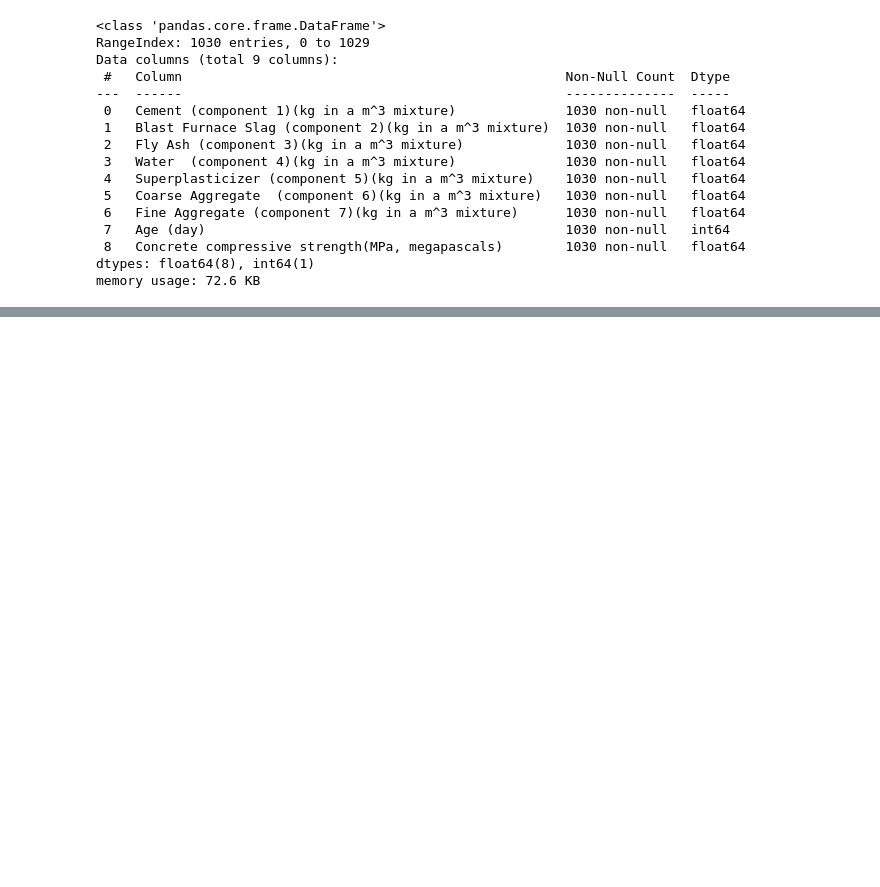
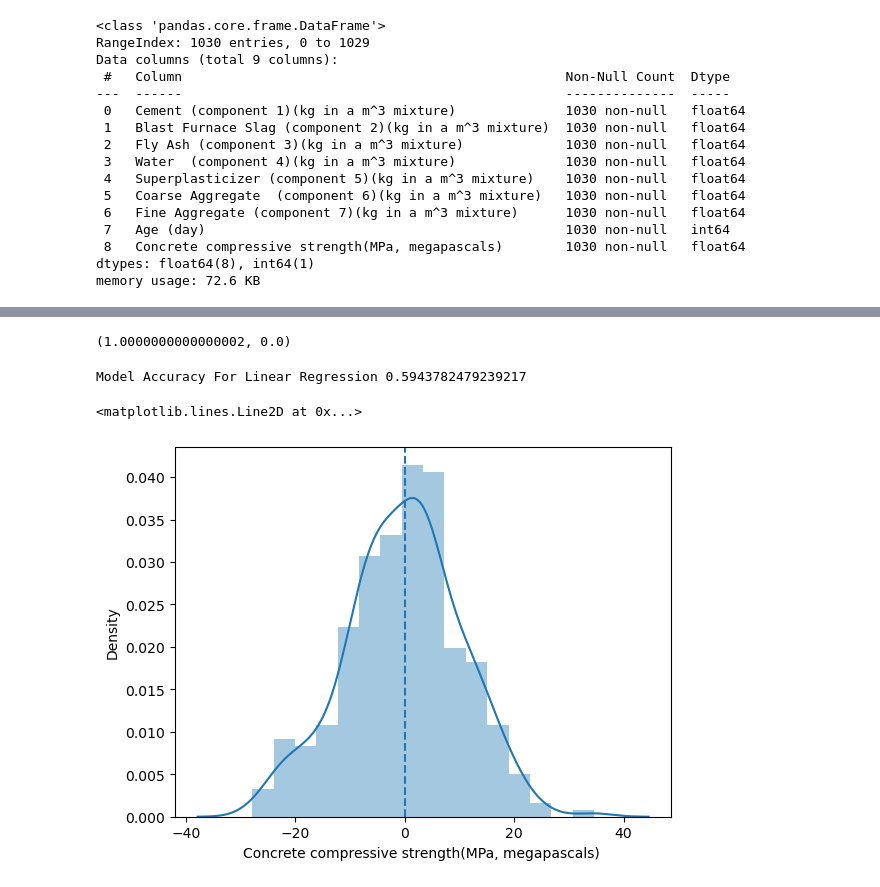
Before and after one commit to varunr1909/CementPrediction_Model, a Jupyter notebook: Model.ipynb, the cells around one changed output, grey strips where cells are left out. Drawn from its saved outputs; the diff is of its cells as text; code cells hidden in the pictures; blank space fills up the shorter version.

```diff
--- a/Model.ipynb
+++ b/Model.ipynb
@@ -196,0 +181,19 @@ strong multicollinearity or other numerical problems.
+# %%
+#Preventing Data Leakege
+
+#step1.: split data into X and y
+#where X : Independeant columns and y: Dependent columns/Target Columns
+X = df.drop('Concrete compressive strength(MPa, megapascals) ',axis=1)
+y = df['Concrete compressive strength(MPa, megapascals) ']
+
+#step2:Using train test split
+#test_size between 0.20 to 0.35
+X_train,X_test,y_train,y_test = train_test_split(X,y,test_size = 0.30,random_state = 42)
+
+#step3: Using Scaling Technique
+
+sc =MinMaxScaler()
+#seen data
+X_train = sc.fit_transform(X_train)
+#Unseen data
+X_test = sc.transform(X_test)
@@ -196,0 +216,18 @@ strong multicollinearity or other numerical problems.
+# %%
+X_train.max(),X_train.min()
+# %% [output]
+(1.0000000000000002, 0.0)
+# %%
+#model building
+from sklearn.linear_model import LinearRegression
+LR = LinearRegression().fit(X_train,y_train)
+y_pred_LR = LR.predict(X_test)
+print('Model Accuracy For Linear Regression',r2_score(y_test,y_pred_LR))
+# %% [output]
+Model Accuracy For Linear Regression 0.5943782479239217
+# %%
+sns.distplot(y_test-y_pred_LR)
+plt.axvline(0,linestyle = '--')
+# %% [output]
+<matplotlib.lines.Line2D at 0x...>
+[figure, added]
```
Also changed, not shown: parts of 14 cells of this notebook.
